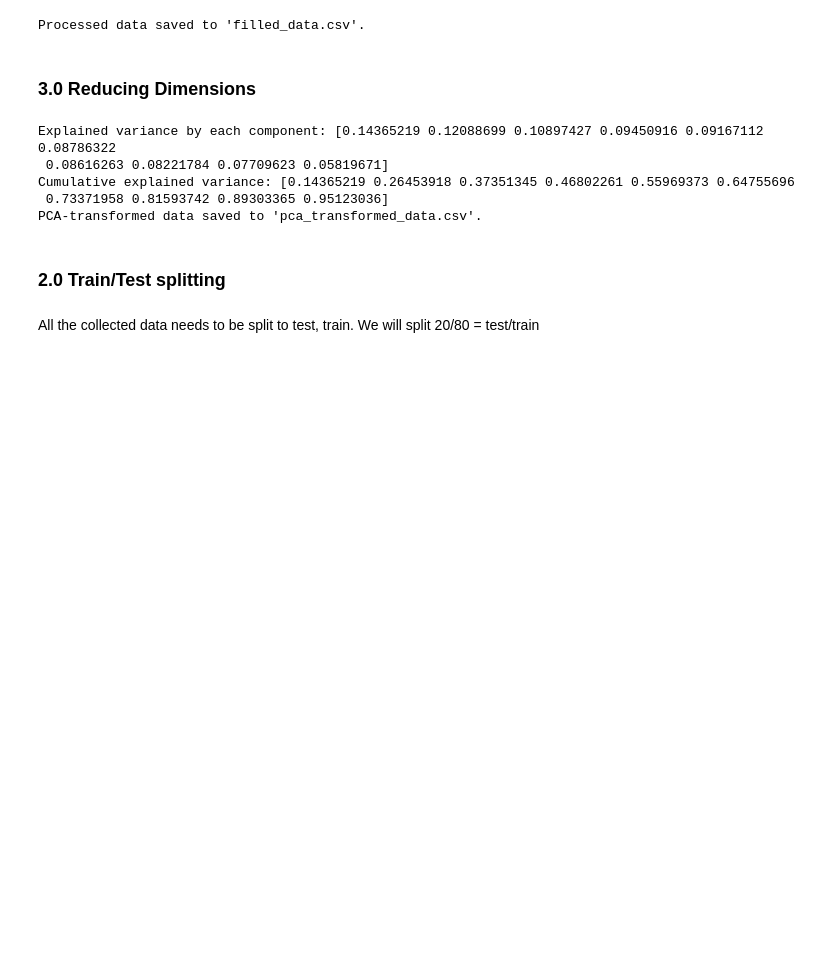
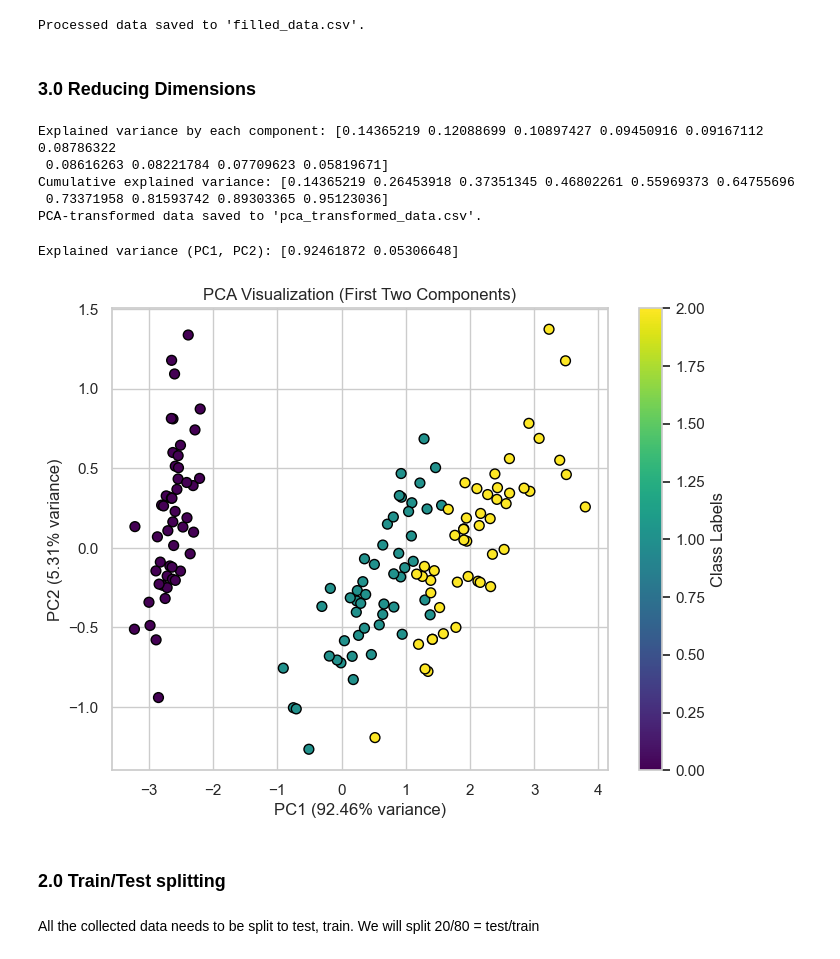
Before and after one commit to Alp-0zturk/SCPP_Project, a Jupyter notebook: main.ipynb, the cells around one changed output. Saved outputs shown, nothing was run; the diff lists cells and outputs as text; code cells hidden in the pictures; blank space fills up the shorter version.

Commit message:
graph of PCA

```diff
--- a/main.ipynb
+++ b/main.ipynb
@@ -208,6 +208,37 @@ Explained variance by each component: [0.14365219 0.12088699 0.10897427 0.094509
 Cumulative explained variance: [0.14365219 0.26453918 0.37351345 0.46802261 0.55969373 0.64755696
  0.73371958 0.81593742 0.89303365 0.95123036]
 PCA-transformed data saved to 'pca_transformed_data.csv'.
+# %%
+import numpy as np
+import matplotlib.pyplot as plt
+from sklearn.decomposition import PCA
+from sklearn.datasets import load_iris  # Replace with your dataset
+
+# Load sample data (replace with your data)
+data = load_iris()
+X = data.data  # Replace with your dataset
+y = data.target  # Labels for coloring (optional)
+
+# Perform PCA
+pca = PCA(n_components=2)  # Reduce to 2 dimensions for visualization
+X_pca = pca.fit_transform(X)
+
+# Explained variance ratio
+explained_variance = pca.explained_variance_ratio_
+print(f"Explained variance (PC1, PC2): {explained_variance}")
+
+# Plot PCA result
+plt.figure(figsize=(8, 6))
+scatter = plt.scatter(X_pca[:, 0], X_pca[:, 1], c=y, cmap='viridis', edgecolor='k', s=50)
+plt.xlabel(f"PC1 ({explained_variance[0]*100:.2f}% variance)")
+plt.ylabel(f"PC2 ({explained_variance[1]*100:.2f}% variance)")
+plt.title("PCA Visualization (First Two Components)")
+plt.colorbar(scatter, label="Class Labels")  # Optional for labeled data
+plt.grid(True)
+plt.show()
+# %% [output]
+Explained variance (PC1, PC2): [0.92461872 0.05306648]
+[figure, added]
 # %% [markdown]
 ### 2.0 Train/Test splitting
 # %% [markdown]
```
Also changed, not shown: 1 other file.
